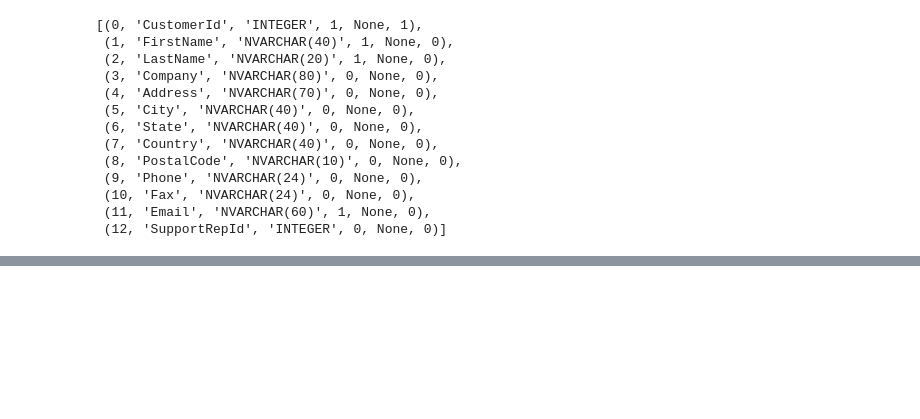
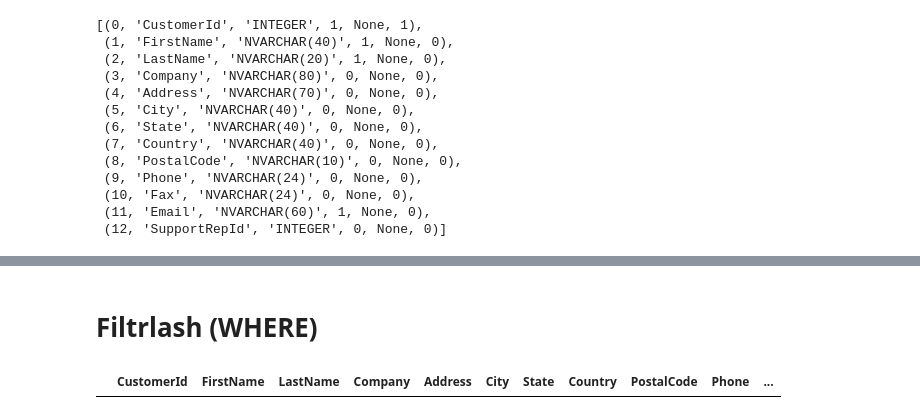
Before and after one commit to Xusanman/data-science-ai, a Jupyter notebook: SQLite_omboriga_ulanish.ipynb, the cells around one changed output, grey strips where cells are left out. Saved outputs shown, nothing was run; the diff lists cells and outputs as text; code cells hidden in the pictures; blank space fills up the shorter version.

Commit message:
Filtrlash (WHERE)

```diff
--- a/SQLite_omboriga_ulanish.ipynb
+++ b/SQLite_omboriga_ulanish.ipynb
@@ -66,0 +142,7 @@ cursor.fetchall()
+# %% [markdown]
+# **Filtrlash (WHERE)**
+# %%
+query = 'SELECT * FROM customers WHERE country="Germany" AND country="USA ORDER BY LastName"'
+pd.read_sql(query,db)
+# %% [output]
+|  | CustomerId | FirstName | LastName | Company | Address | City | State | Country | PostalCode | Phone | ... |
```
Also changed, not shown: parts of 13 cells of this notebook.
